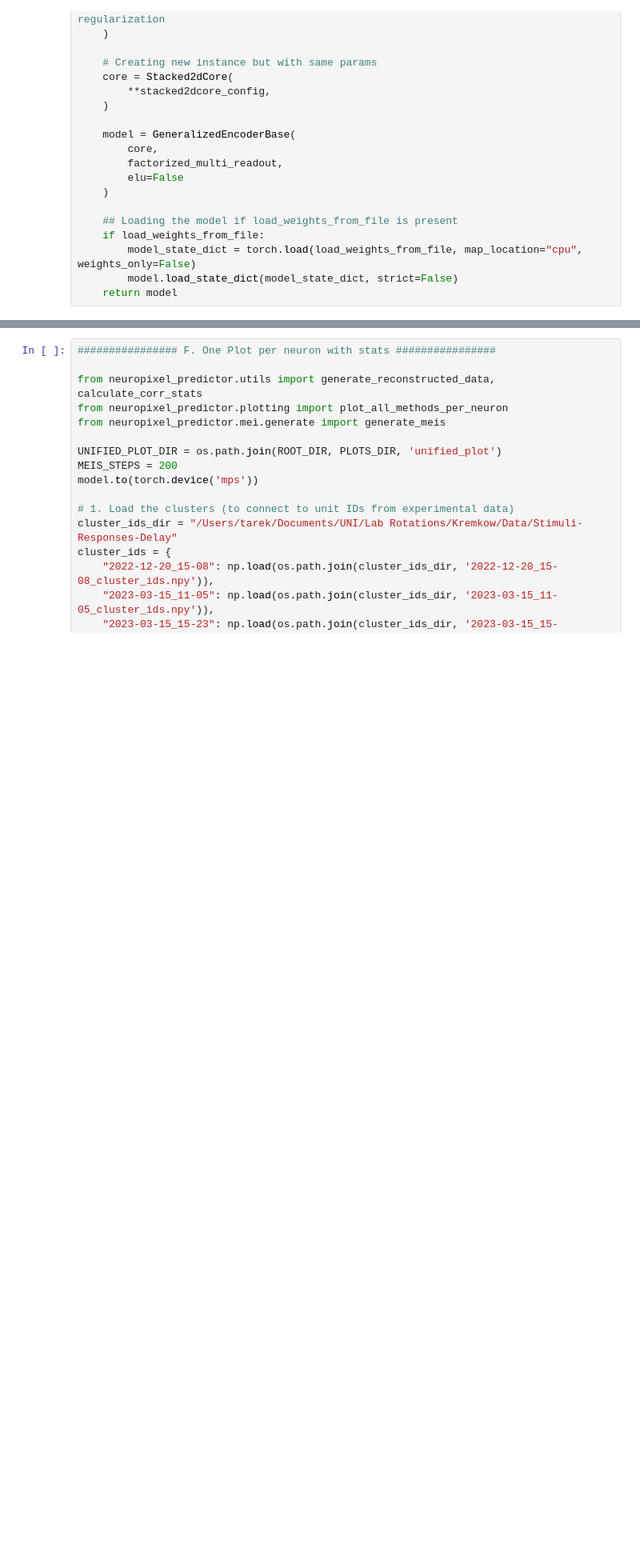
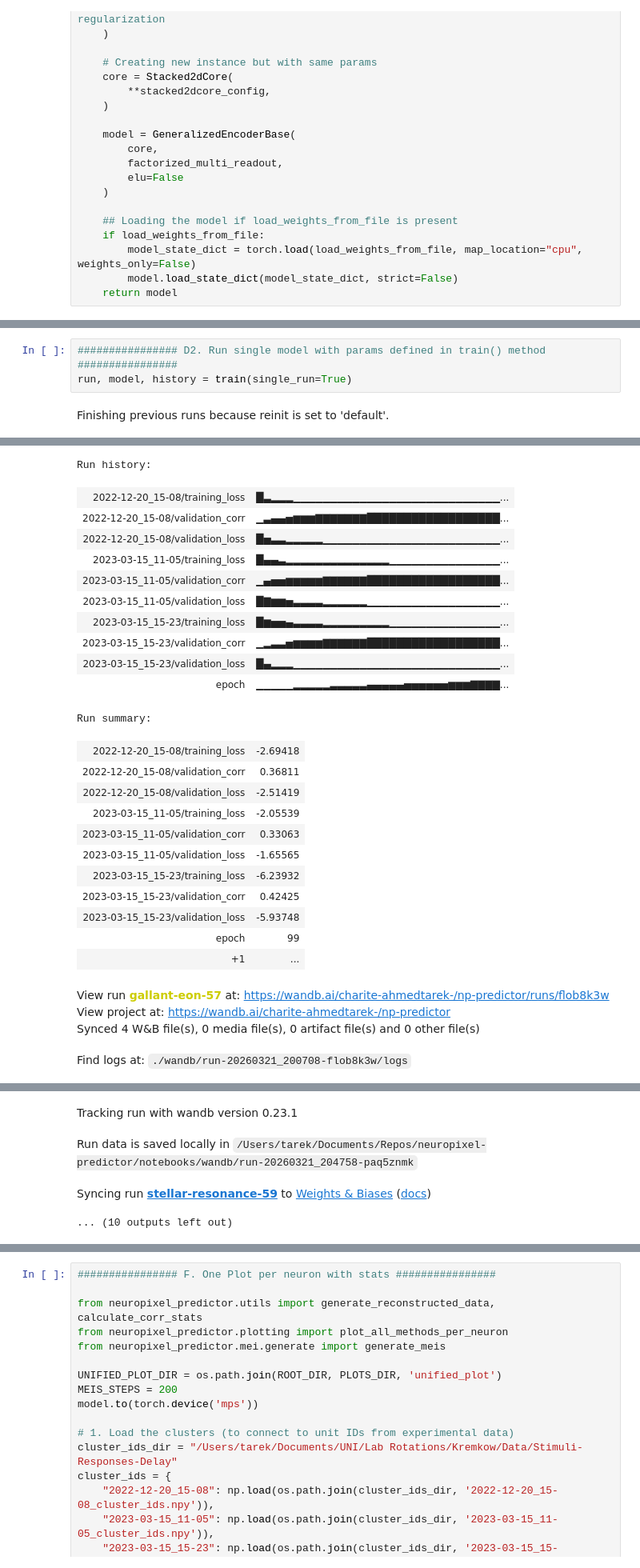
Before and after one commit to ahmedtarek-/neuropixel-predictor, a Jupyter notebook: notebooks/intro_2d_cnn.ipynb, the cells around one changed output, grey strips where cells are left out. Shown at 80% size. Drawn from its saved outputs; the diff is of its cells as text; blank space fills up the shorter version.

```diff
--- a/notebooks/intro_2d_cnn.ipynb
+++ b/notebooks/intro_2d_cnn.ipynb
@@ -1782,3 +1841,8 @@ Epoch 5: loss=-2.29, pred_std_neuron=1.59, y_std=8.29, validation_correlation=0.
 Data Key:  2023-03-15_11-05
 Data Key:  2023-03-15_15-23
 ... (8 outputs left out)
+# %%
+################ D2. Run single model with params defined in train() method ################
+run, model, history = train(single_run=True)
+# %% [output]
+Finishing previous runs because reinit is set to 'default'.
@@ -1784,0 +1850,27 @@ Data Key:  2023-03-15_15-23
+Run history:
+| 2022-12-20_15-08/training_loss | █▃▂▂▂▁▁▁▁▁▁▁▁▁▁▁▁▁▁▁▁▁▁▁▁▁▁▁▁▁▁▁▁... |
+| 2022-12-20_15-08/validation_corr | ▁▃▄▄▅▆▆▆▇▇▇▇▇▇▇██████████████████... |
+| 2022-12-20_15-08/validation_loss | █▅▃▃▂▂▂▂▂▁▁▁▁▁▁▁▁▁▁▁▁▁▁▁▁▁▁▁▁▁▁▁▁... |
+| 2023-03-15_11-05/training_loss | █▄▄▃▂▂▂▂▂▂▂▂▂▂▂▂▂▂▁▁▁▁▁▁▁▁▁▁▁▁▁▁▁... |
+| 2023-03-15_11-05/validation_corr | ▁▄▅▅▆▆▆▆▆▇▇▇▇▇▇██████████████████... |
+| 2023-03-15_11-05/validation_loss | █▇▆▆▅▃▃▃▃▂▂▂▂▂▂▁▁▁▁▁▁▁▁▁▁▁▁▁▁▁▁▁▁... |
+| 2023-03-15_15-23/training_loss | █▆▅▅▄▃▃▃▃▂▂▂▂▂▂▂▂▂▁▁▁▁▁▁▁▁▁▁▁▁▁▁▁... |
+| 2023-03-15_15-23/validation_corr | ▁▂▃▃▅▆▆▆▆▇▇▇▇▇▇██████████████████... |
+| 2023-03-15_15-23/validation_loss | █▄▂▂▂▁▁▁▁▁▁▁▁▁▁▁▁▁▁▁▁▁▁▁▁▁▁▁▁▁▁▁▁... |
+| epoch | ▁▁▁▁▁▂▂▂▂▂▃▃▃▃▃▄▄▄▄▄▅▅▅▅▅▅▆▆▆▇▇▇▇... |
+Run summary:
+| 2022-12-20_15-08/training_loss | -2.69418 |
+| 2022-12-20_15-08/validation_corr | 0.36811 |
+| 2022-12-20_15-08/validation_loss | -2.51419 |
+| 2023-03-15_11-05/training_loss | -2.05539 |
+| 2023-03-15_11-05/validation_corr | 0.33063 |
+| 2023-03-15_11-05/validation_loss | -1.65565 |
+| 2023-03-15_15-23/training_loss | -6.23932 |
+| 2023-03-15_15-23/validation_corr | 0.42425 |
+| 2023-03-15_15-23/validation_loss | -5.93748 |
+| epoch | 99 |
+| +1 | ... |
+View run gallant-eon-57 at: https://wandb.ai/charite-ahmedtarek-/np-predictor/runs/flob8k3w
+View project at: https://wandb.ai/charite-ahmedtarek-/np-predictor
+Synced 4 W&B file(s), 0 media file(s), 0 artifact file(s) and 0 other file(s)
+Find logs at: ./wandb/run-20260321_200708-flob8k3w/logs
@@ -1785,3 +1878,7 @@ Data Key:  2023-03-15_15-23
+Tracking run with wandb version 0.23.1
+Run data is saved locally in /Users/tarek/Documents/Repos/neuropixel-predictor/notebooks/wandb/run-20260321_204758-paq5znmk
+Syncing run stellar-resonance-59 to Weights & Biases (docs)
+... (10 outputs left out)
 # %%
 ################ E. Main Plots ################
 from neuropixel_predictor.utils import plot_metric
```
Also changed, not shown: parts of 8 cells of this notebook, 5 other files.
